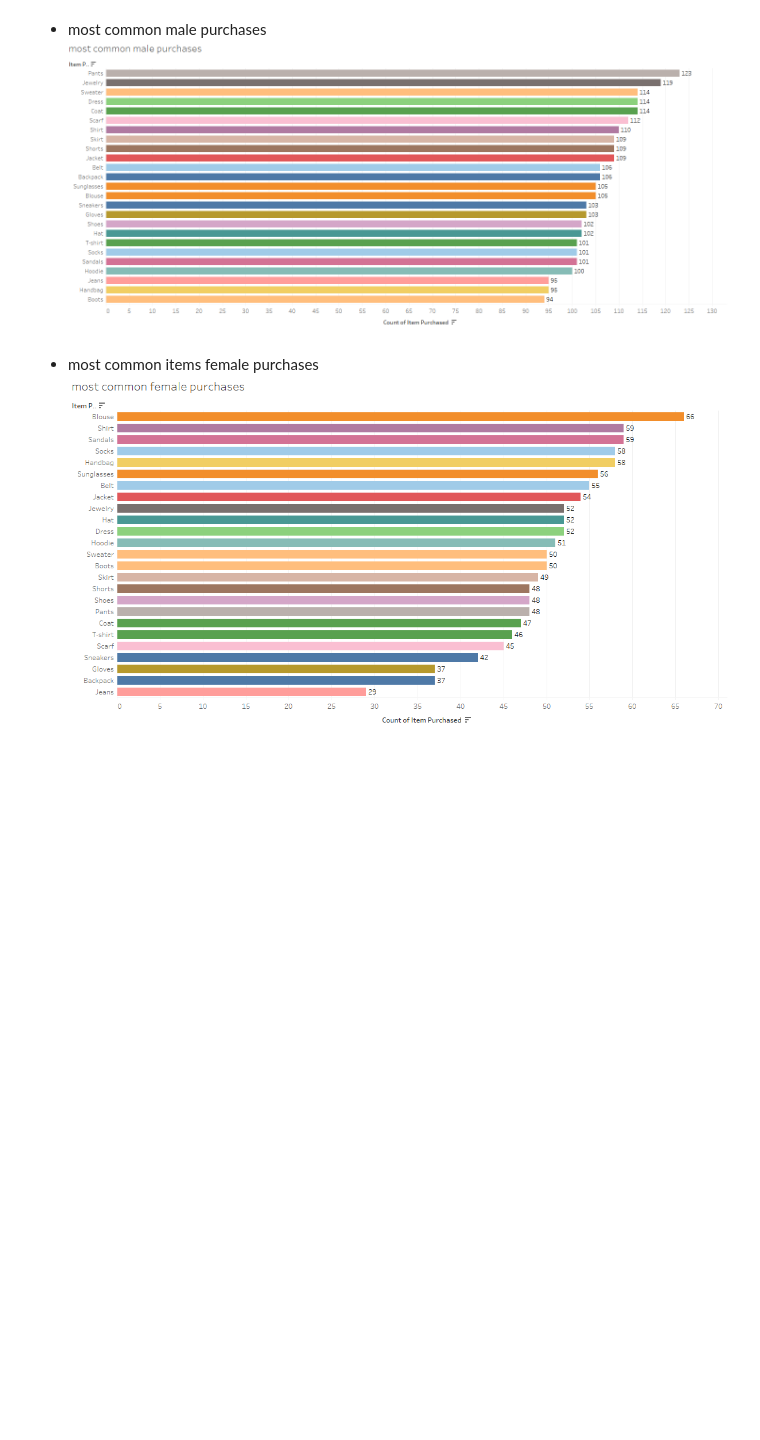
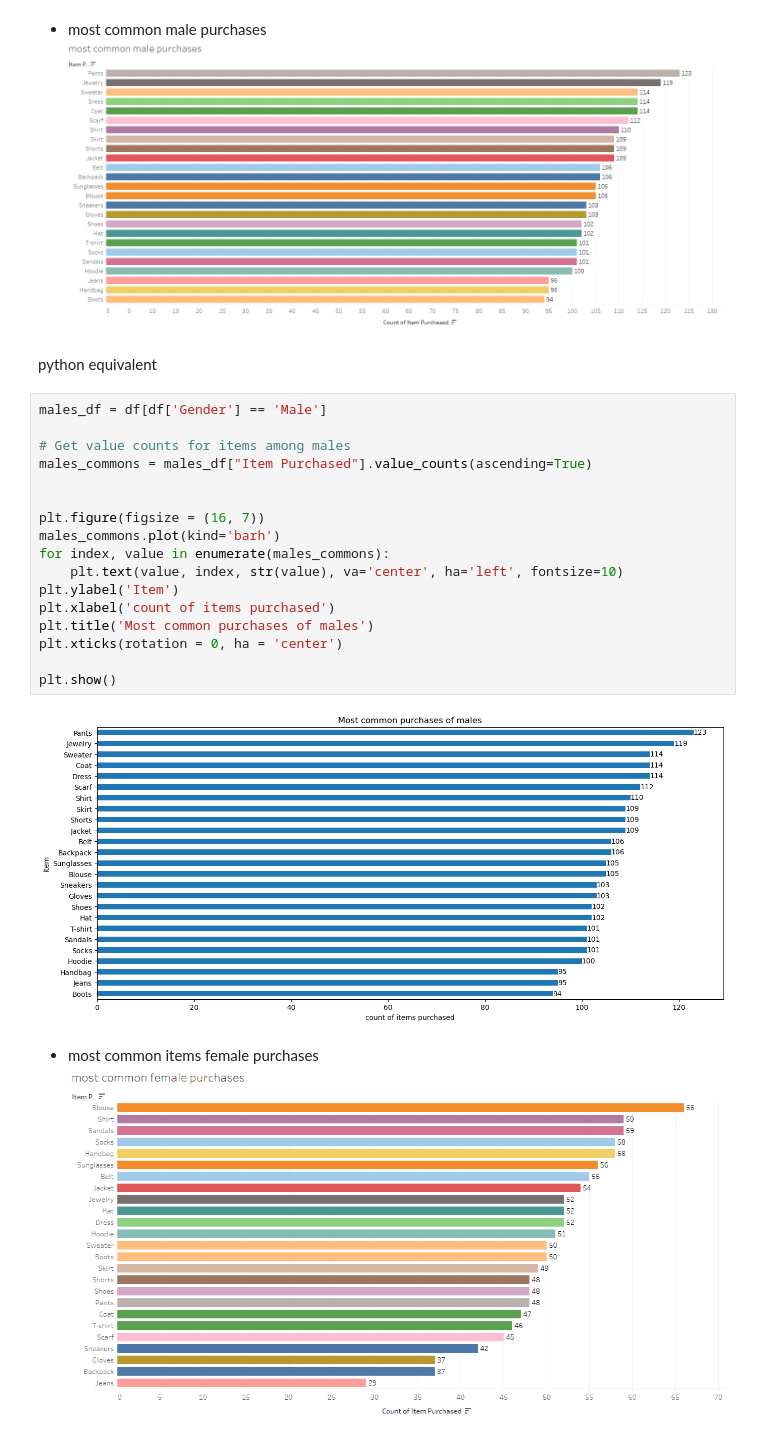
Before and after one commit to clovestad/Seasonal_shopping_trends, a Jupyter notebook: shopping_trends.ipynb, the cells around one changed output. Cells and saved outputs as stored; diff of their text form; blank space fills up the shorter version.

Commit message:
additional python EDA

```diff
--- a/shopping_trends.ipynb
+++ b/shopping_trends.ipynb
@@ -116,6 +118,27 @@ plt.show()
 # %% [markdown]
 - most common male purchases
 ![image.png](attachment:image.png)
+# %% [markdown]
+python equivalent
+# %%
+males_df = df[df['Gender'] == 'Male']
+
+# Get value counts for items among males
+males_commons = males_df["Item Purchased"].value_counts(ascending=True)
+
+
+plt.figure(figsize = (16, 7))
+males_commons.plot(kind='barh')
+for index, value in enumerate(males_commons):
+    plt.text(value, index, str(value), va='center', ha='left', fontsize=10)
+plt.ylabel('Item')
+plt.xlabel('count of items purchased')
+plt.title('Most common purchases of males')
+plt.xticks(rotation = 0, ha = 'center')
+
+plt.show()
+# %% [output]
+[figure, added]
 # %% [markdown]
 - most common items female purchases
 ![image.png](attachment:image.png)
```
Also changed, not shown: parts of 3 cells of this notebook.
